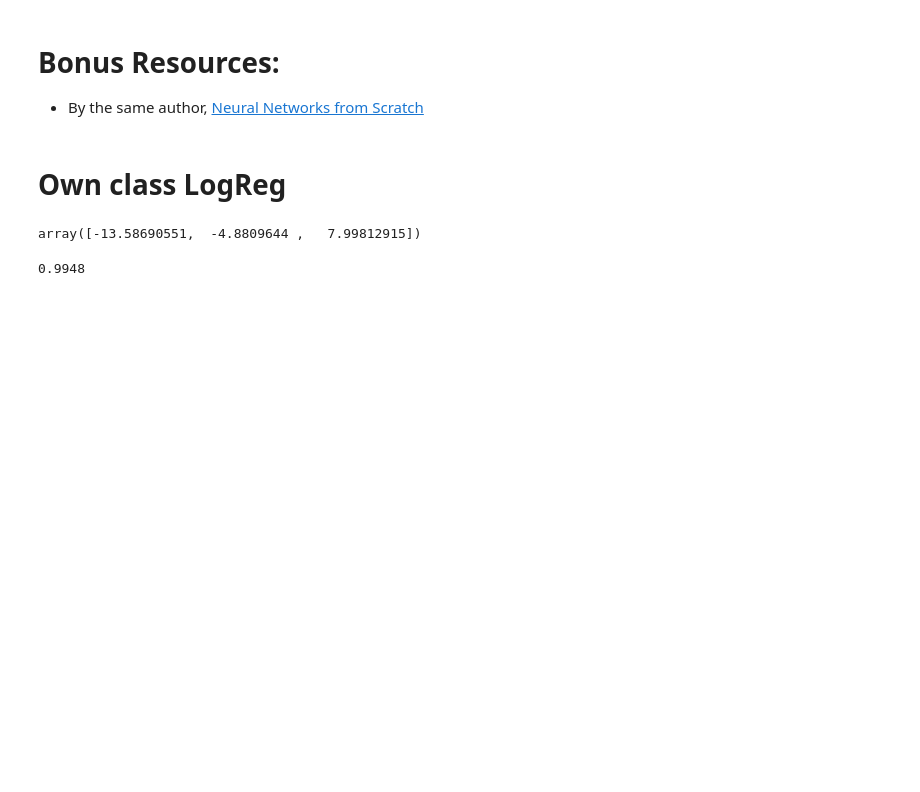
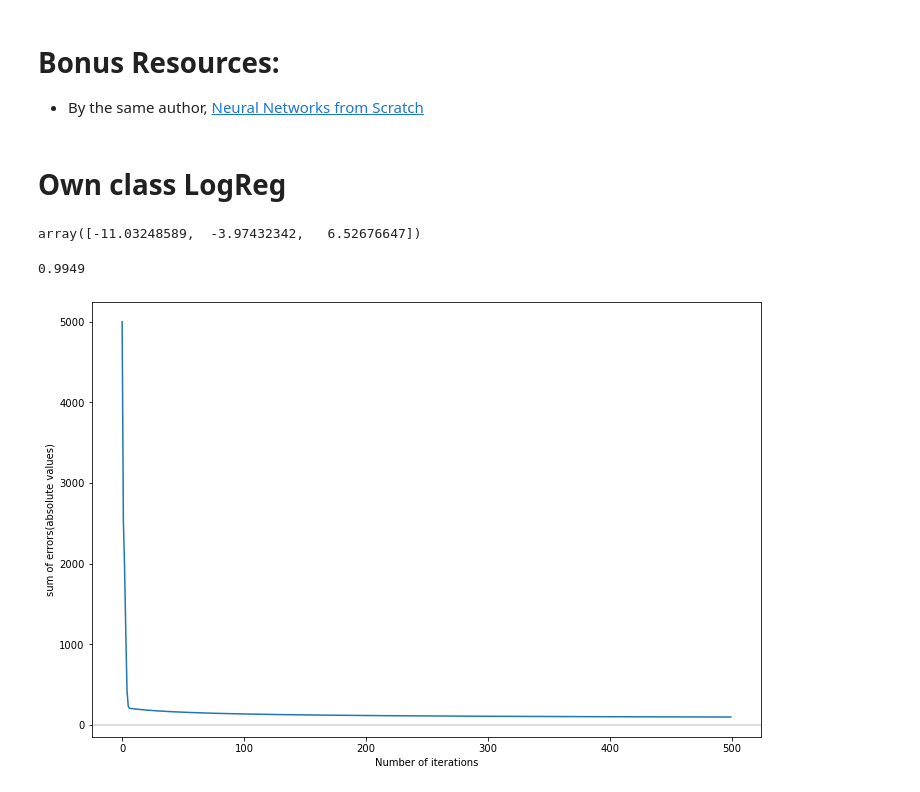
Before and after one commit to sardorick/Logistic_regression_algorithm, a Jupyter notebook: ml4.ipynb, the cells around one changed output. Saved outputs shown, nothing was run; the diff lists cells and outputs as text; code cells hidden in the pictures; blank space fills up the shorter version.

Commit message:
updated LogReg_class.py
added the learning curve method

```diff
--- a/ml4.ipynb
+++ b/ml4.ipynb
@@ -191,9 +212,9 @@ from LogReg_class import LogReg
 model = LogReg()
 # %%
 model.fit(simulated_separableish_features, simulated_labels,
-                     num_steps = 50000, learning_rate = 5e-5, add_intercept=True)
+                     num_steps = 500, learning_rate = 0.001, add_intercept=True)
 # %%
 model.weights
 # %% [output]
-array([-13.58690551,  -4.8809644 ,   7.99812915])
+array([-11.03248589,  -3.97432342,   6.52676647])
 # %%
@@ -202,4 +222,8 @@ predictions = model.predict(features)
 # %%
 model.score(predictions, simulated_labels)
 # %% [output]
-0.9948
+0.9949
+# %%
+model.learning_curve()
+# %% [output]
+[figure, added]
```
Also changed, not shown: parts of 8 cells of this notebook, 1 other file.
